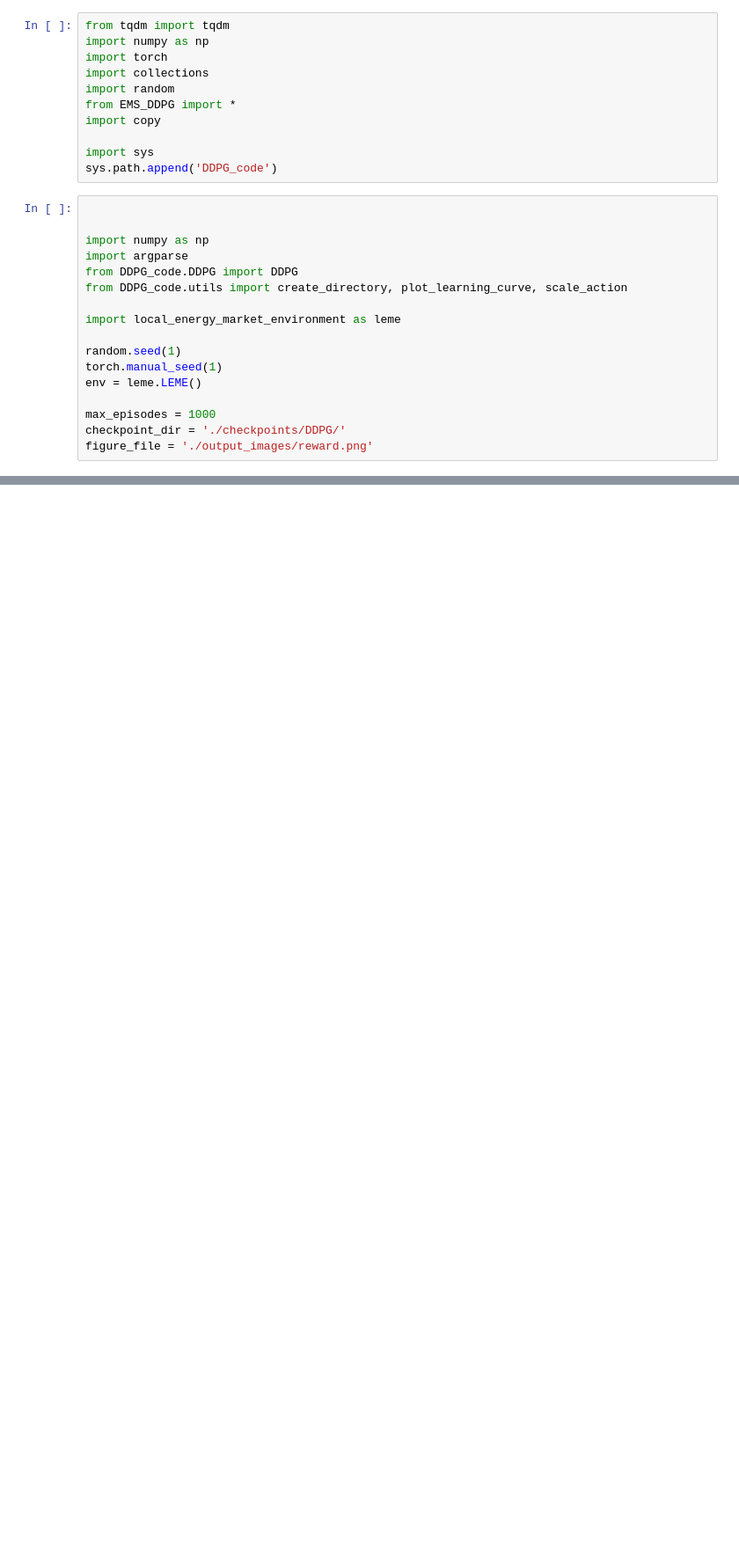
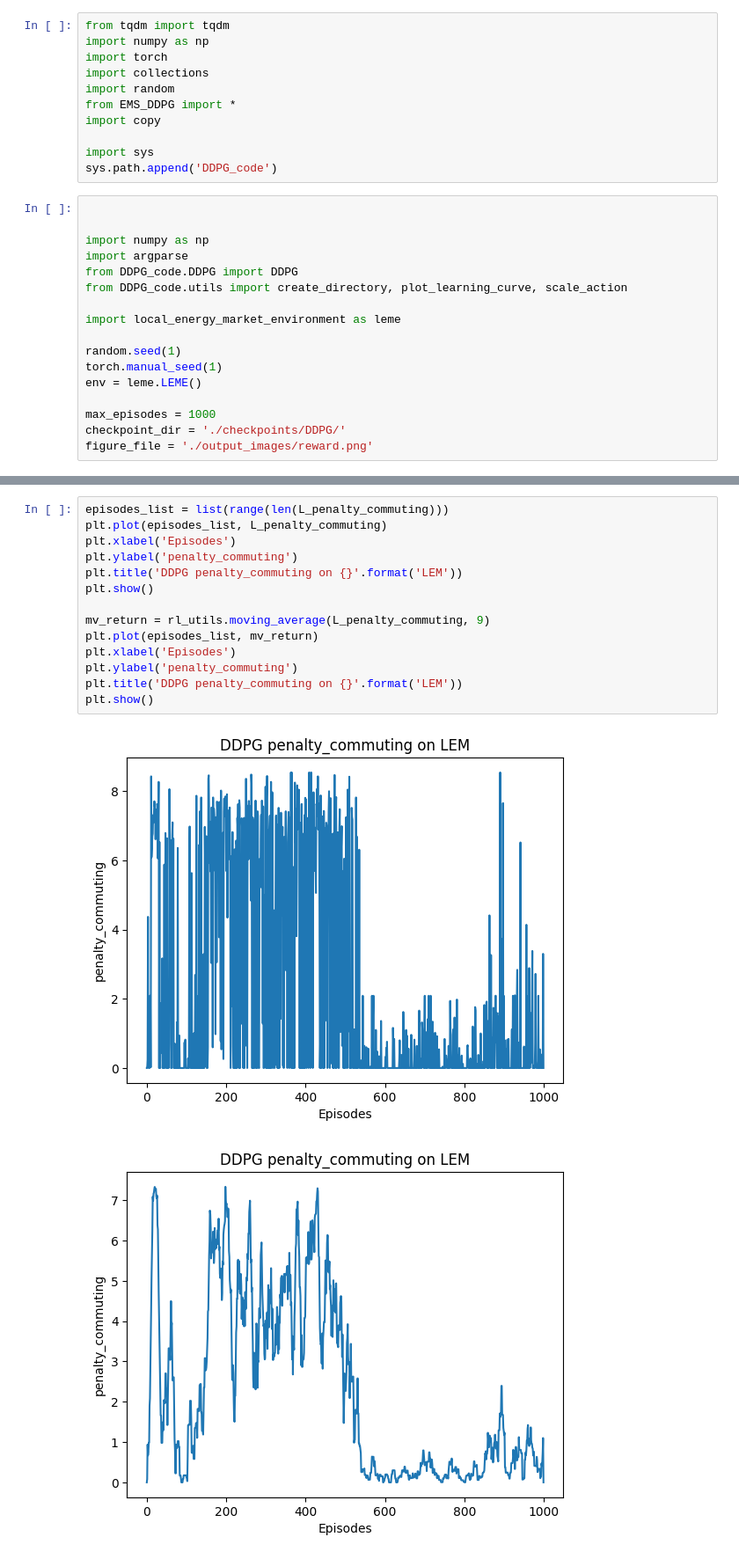
Before and after one commit to Olgird/LEMEnvironment, a Jupyter notebook: simulate_3.ipynb, the cells around one changed output, grey strips where cells are left out. Shown: that part at 88% size. Cells and saved outputs as stored; diff of their text form; blank space fills up the shorter version.

```diff
--- a/simulate_3.ipynb
+++ b/simulate_3.ipynb
@@ -100,0 +153,17 @@ FileNotFoundError: [Errno 2] No such file or directory: './output_images/reward.
+# %%
+episodes_list = list(range(len(L_penalty_commuting)))
+plt.plot(episodes_list, L_penalty_commuting)
+plt.xlabel('Episodes')
+plt.ylabel('penalty_commuting')
+plt.title('DDPG penalty_commuting on {}'.format('LEM'))
+plt.show()
+
+mv_return = rl_utils.moving_average(L_penalty_commuting, 9)
+plt.plot(episodes_list, mv_return)
+plt.xlabel('Episodes')
+plt.ylabel('penalty_commuting')
+plt.title('DDPG penalty_commuting on {}'.format('LEM'))
+plt.show()
+# %% [output]
+[figure, added]
+[figure, added]
```
Also changed, not shown: parts of 7 cells of this notebook, 27 other files.
